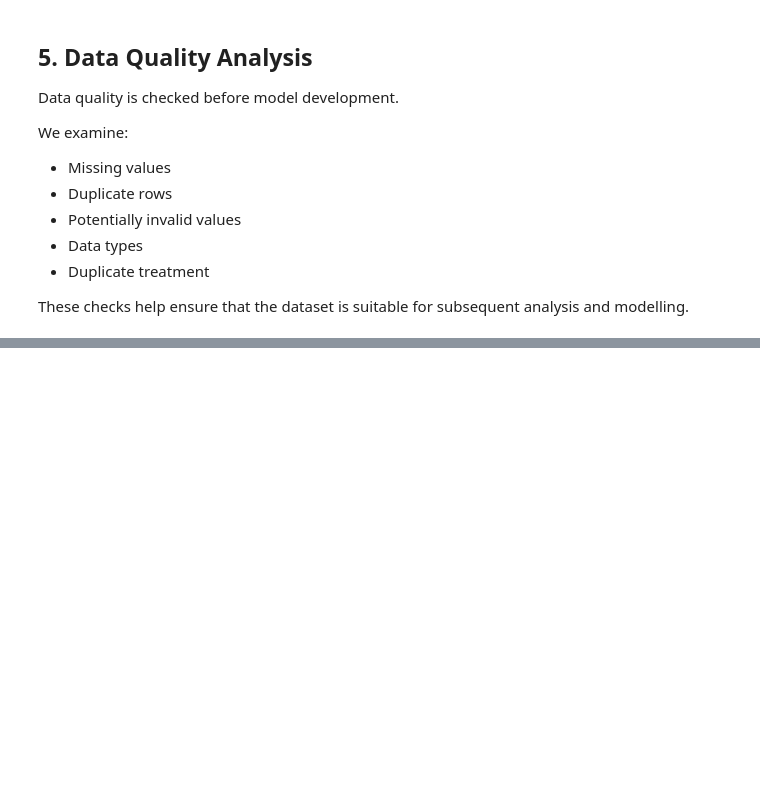
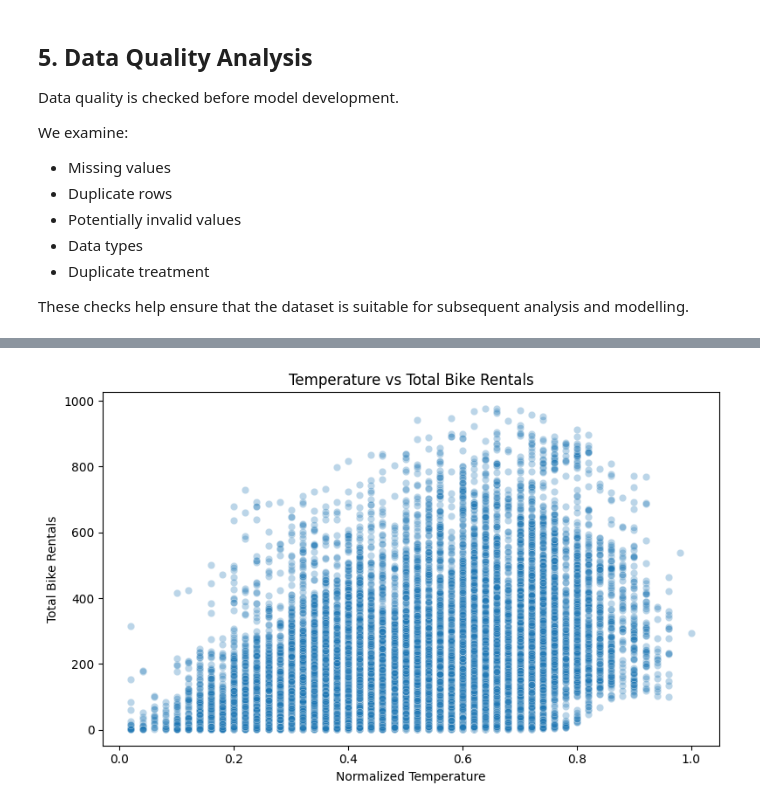
Before and after one commit to vaishnavit67/23cse301-ecommerce-ml-capstone, a Jupyter notebook: Notebooks/Regression.ipynb, the cells around one changed output, grey strips where cells are left out. Cells and saved outputs as stored; diff of their text form; code cells hidden in the pictures; blank space fills up the shorter version.

```diff
--- a/Notebooks/Regression.ipynb
+++ b/Notebooks/Regression.ipynb
@@ -178,0 +333,18 @@ These checks help ensure that the dataset is suitable for subsequent analysis an
+# %%
+plt.figure(figsize=(8, 5))
+
+sns.scatterplot(
+    data=df,
+    x="temp",
+    y="cnt",
+    alpha=0.3
+)
+
+plt.title("Temperature vs Total Bike Rentals")
+plt.xlabel("Normalized Temperature")
+plt.ylabel("Total Bike Rentals")
+
+plt.tight_layout()
+plt.show()
+# %% [output]
+[figure, added]
```
Also changed, not shown: parts of 15 cells of this notebook.
